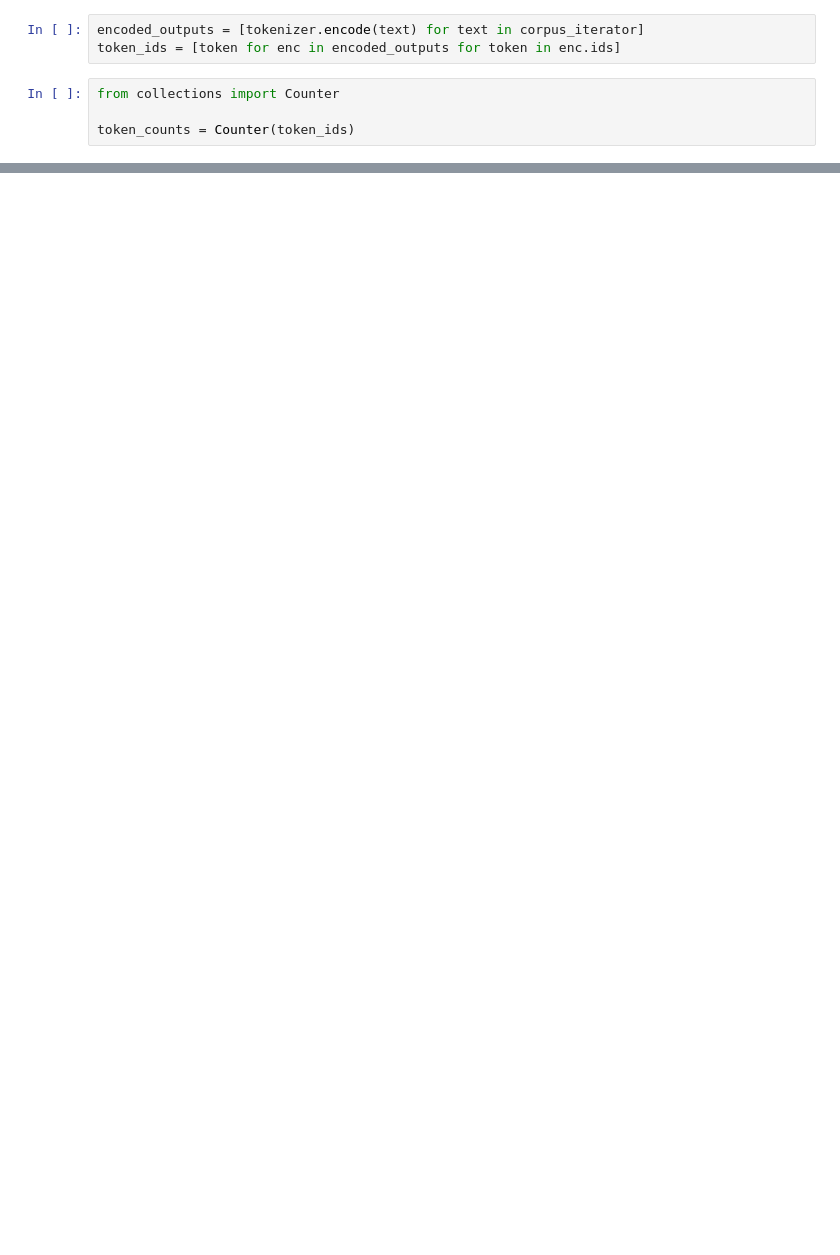
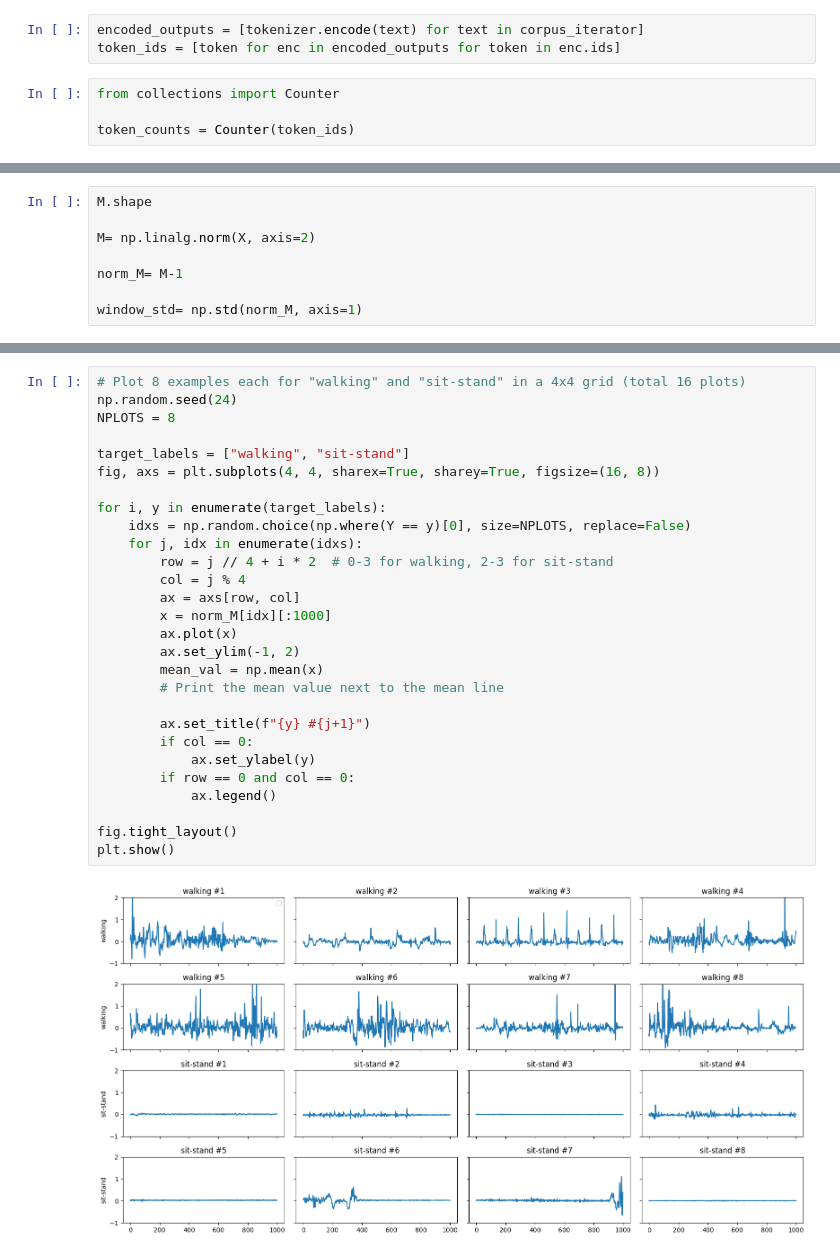
Before and after one commit to kyradelray/Wearables_Tokenizer, a Jupyter notebook: Tokenizer.ipynb, the cells around one changed output, grey strips where cells are left out. Drawn from its saved outputs; the diff is of its cells as text; blank space fills up the shorter version.

```diff
--- a/Tokenizer.ipynb
+++ b/Tokenizer.ipynb
@@ -748,0 +902,8 @@ plt.show()
+# %%
+M.shape
+
+M= np.linalg.norm(X, axis=2)
+
+norm_M= M-1
+
+window_std= np.std(norm_M, axis=1)
@@ -748,0 +939,30 @@ plt.show()
+# %%
+# Plot 8 examples each for "walking" and "sit-stand" in a 4x4 grid (total 16 plots)
+np.random.seed(24)
+NPLOTS = 8
+
+target_labels = ["walking", "sit-stand"]
+fig, axs = plt.subplots(4, 4, sharex=True, sharey=True, figsize=(16, 8))
+
+for i, y in enumerate(target_labels):
+    idxs = np.random.choice(np.where(Y == y)[0], size=NPLOTS, replace=False)
+    for j, idx in enumerate(idxs):
+        row = j // 4 + i * 2  # 0-3 for walking, 2-3 for sit-stand
+        col = j % 4
+        ax = axs[row, col]
+        x = norm_M[idx][:1000]
+        ax.plot(x)
+        ax.set_ylim(-1, 2)
+        mean_val = np.mean(x)
+        # Print the mean value next to the mean line
+
+        ax.set_title(f"{y} #{j+1}")
+        if col == 0:
+            ax.set_ylabel(y)
+        if row == 0 and col == 0:
+            ax.legend()
+
+fig.tight_layout()
+plt.show()
+# %% [output]
+[figure, added]
```
Also changed, not shown: parts of 25 cells of this notebook, 1 other file.
